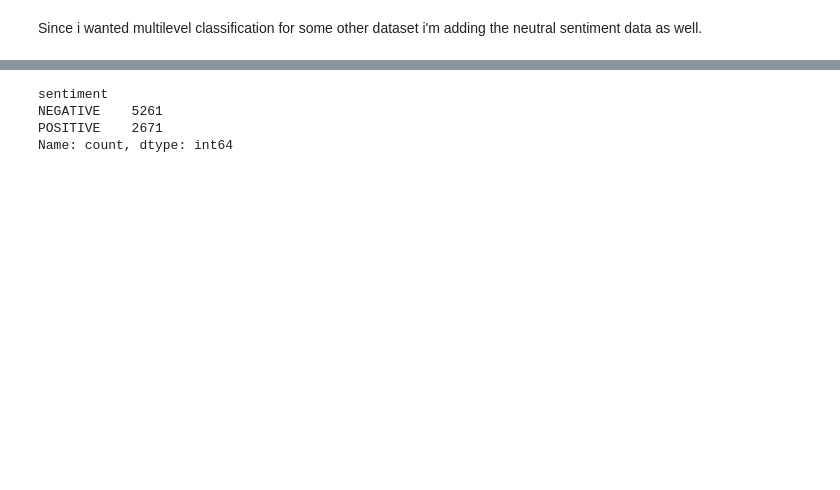
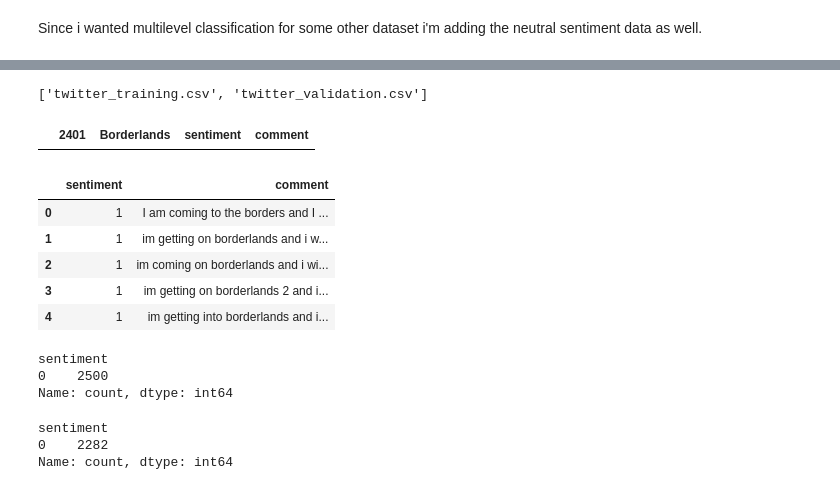
Before and after one commit to rahulnamilakonda/youtube_comment_analysis, a Jupyter notebook: notebooks/1.0-rnk-initial-data-exploration.ipynb, the cells around one changed output, grey strips where cells are left out. Drawn from its saved outputs; the diff is of its cells as text; code cells hidden in the pictures; blank space fills up the shorter version.

```diff
--- a/notebooks/1.0-rnk-initial-data-exploration.ipynb
+++ b/notebooks/1.0-rnk-initial-data-exploration.ipynb
@@ -171,8 +154,27 @@ Downloading to C:\Users\nkrahul\AppData\Local\Temp\tmpol7qabic\1.archive...
 Extracting files...
-# %%
-df['sentiment'].value_counts()
-# %% [output]
-sentiment
-NEGATIVE    5261
-POSITIVE    2671
-Name: count, dtype: int64
+# %%
+with tempfile.TemporaryDirectory() as tmp_dir:
+    path = kagglehub.dataset_download("jp797498e/twitter-entity-sentiment-analysis")
+    print(os.listdir(path))
+
+    df_train = pd.read_csv(f"{path}/twitter_training.csv",
+                            encoding     = "latin-1",
+                            on_bad_lines = "skip",
+                            engine       = "python")
+
+    df_val = pd.read_csv(f"{path}/twitter_validation.csv",
+                          encoding     = "latin-1",
+                          on_bad_lines = "skip",
+                          engine       = "python")
+# %% [output]
+['twitter_training.csv', 'twitter_validation.csv']
+# %%
+df_train.rename(columns={'im getting on borderlands and i will murder you all ,':'comment', 'Positive':'sentiment'}, inplace=True)
+# %%
+df_train[df_train['sentiment'] == 'POS']
+# %% [output]
+|  | 2401 | Borderlands | sentiment | comment |
+# %%
+df_train['sentiment'] = df_train['sentiment'].map(lambda x: 1 if str(x).lower() == 'positive' else 0)
+# %%
+df_train.drop(columns=['2401', 'Borderlands'], inplace=True)
@@ -179 +183,10 @@ Name: count, dtype: int64
+# %%
+df_train.head()
+# %% [output]
+|  | sentiment | comment |
+| 0 | 1 | I am coming to the borders and I ... |
+| 1 | 1 | im getting on borderlands and i w... |
+| 2 | 1 | im coming on borderlands and i wi... |
+| 3 | 1 | im getting on borderlands 2 and i... |
+| 4 | 1 | im getting into borderlands and i... |
 # %%
@@ -181,5 +194,11 @@ sample_df = data[data['category'] == 0].sample(2671)
 # %%
 sample_df.rename(columns={'category':'sentiment'}, inplace=True)
+# %%
+sample_df.sentiment.value_counts()
+# %% [output]
+sentiment
+0    2500
+Name: count, dtype: int64
 # %%
 df['sentiment'] = df['sentiment'].map(lambda x: -1 if x == 'NEGATIVE' else 1)
 # %%
@@ -235,0 +259,6 @@ sample_df = sample_df[sample_df['text_clean'].notna()]
+# %%
+sample_df.sentiment.value_counts()
+# %% [output]
+sentiment
+0    2282
+Name: count, dtype: int64
```
Also changed, not shown: parts of 13 cells of this notebook, 2 other files.
